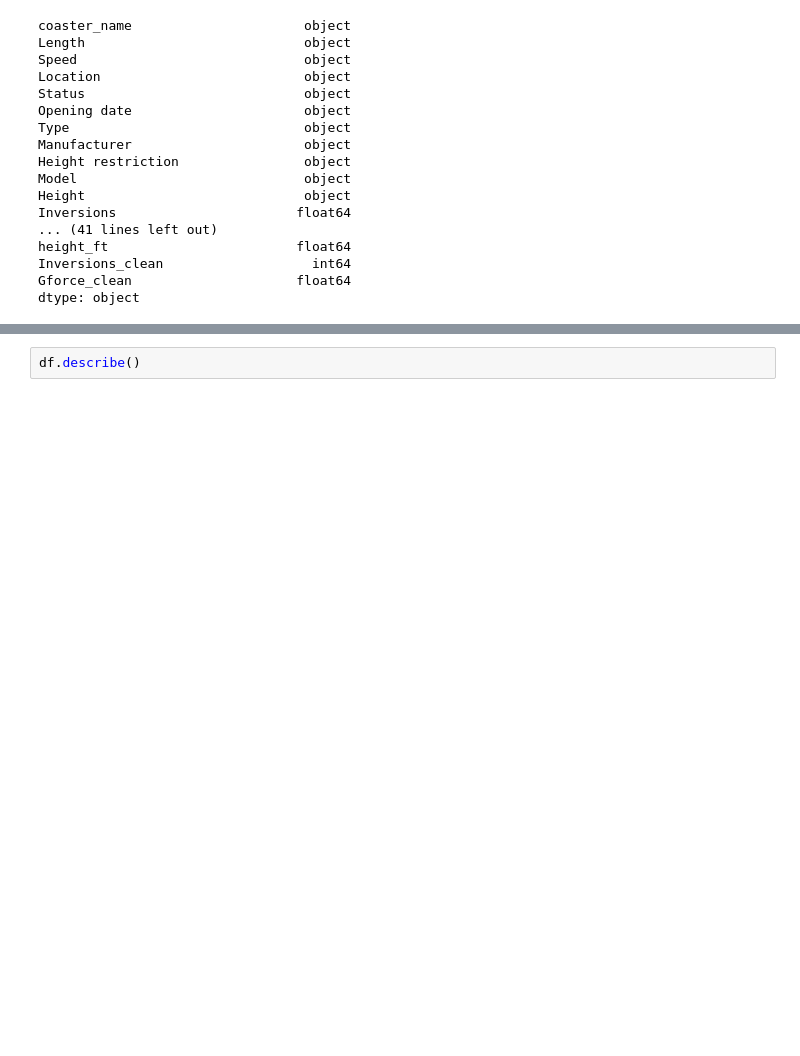
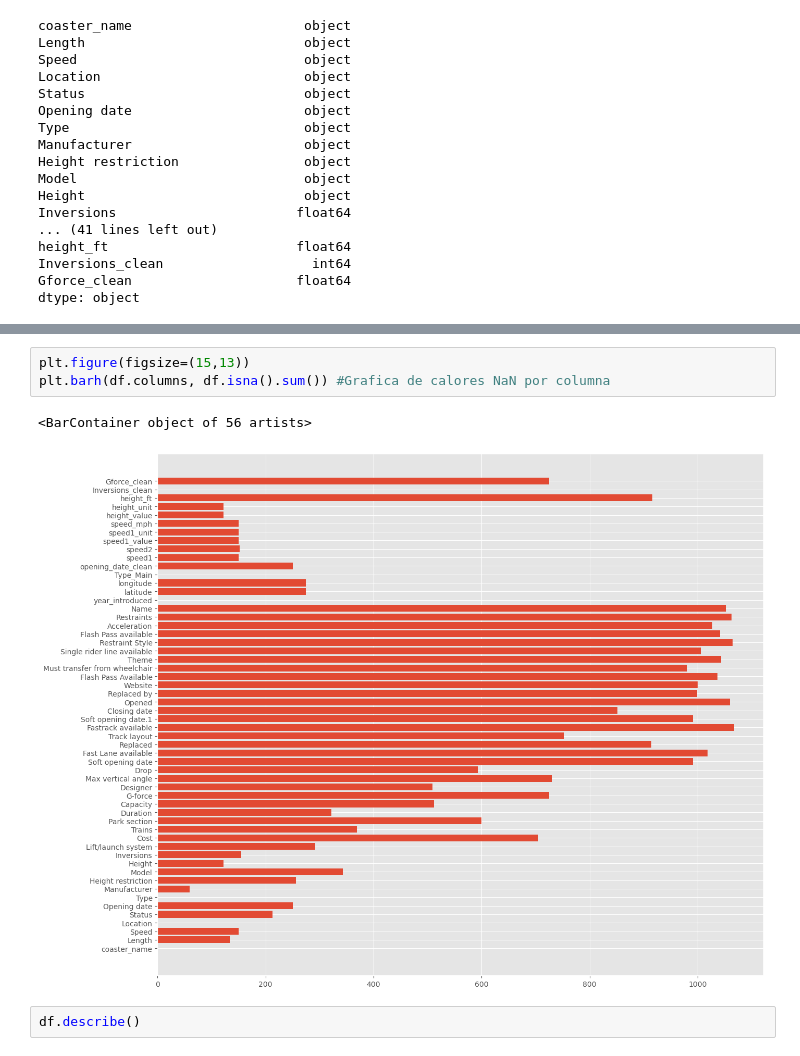
Before and after one commit to JonatanAlpirez/KaggleProjects, a Jupyter notebook: roller-coaster-database.ipynb, the cells around one changed output, grey strips where cells are left out. Cells and saved outputs as stored; diff of their text form; blank space fills up the shorter version.

```diff
--- a/roller-coaster-database.ipynb
+++ b/roller-coaster-database.ipynb
@@ -69,3 +97,9 @@ dtype: object
+# %%
+plt.figure(figsize=(15,13))
+plt.barh(df.columns, df.isna().sum()) #Grafica de calores NaN por columna
+# %% [output]
+<BarContainer object of 56 artists>
+[figure, added]
 # %%
 df.describe()
 # %% [output]
```
Also changed, not shown: parts of 25 cells of this notebook.
